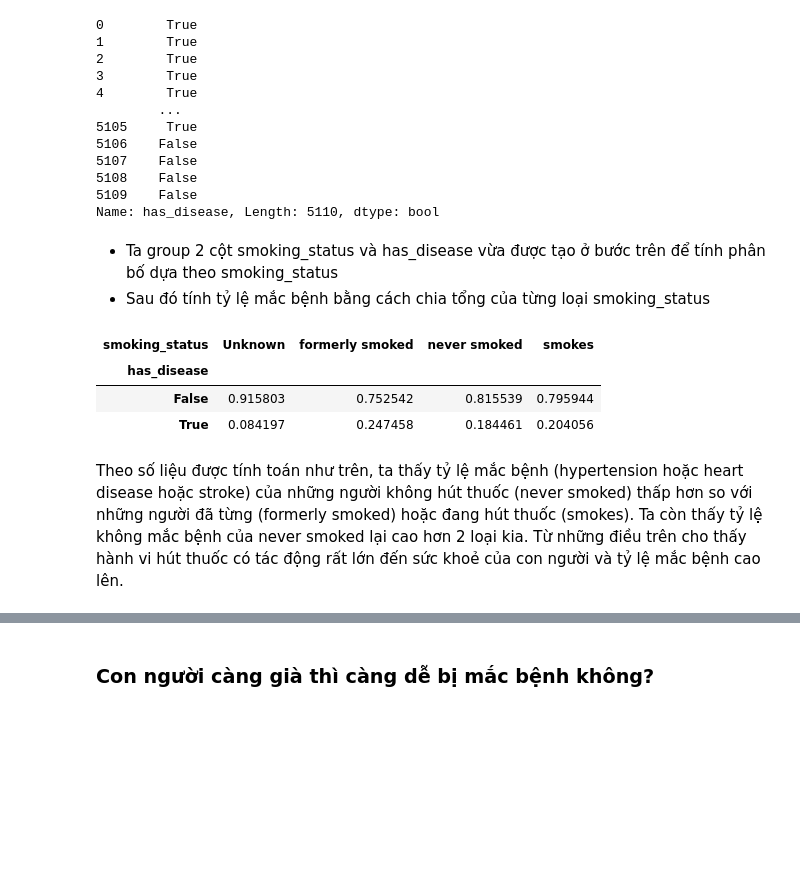
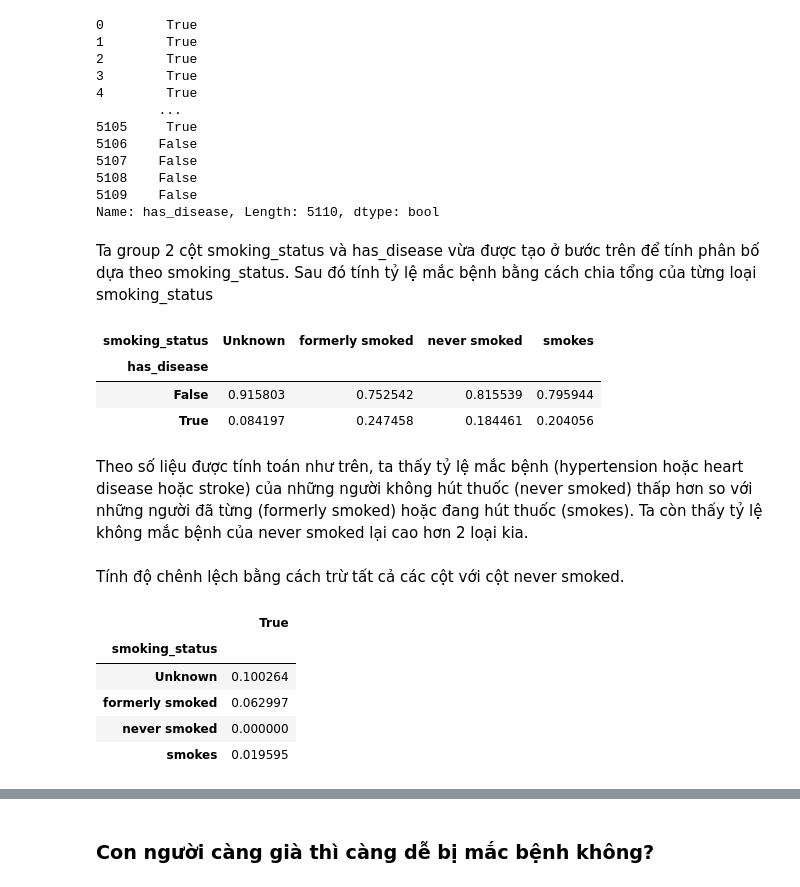
Before and after one commit to luthevy/LTKHDL_Final, a Jupyter notebook: 19127009_19127416.ipynb, the cells around one changed output, grey strips where cells are left out. Cells and saved outputs as stored; diff of their text form; code cells hidden in the pictures; blank space fills up the shorter version.

```diff
--- a/19127009_19127416.ipynb
+++ b/19127009_19127416.ipynb
@@ -186,8 +185,8 @@ copy_hcs_df['has_disease']
 5109    False
 Name: has_disease, Length: 5110, dtype: bool
 # %% [markdown]
-- Ta group 2 cột smoking_status và has_disease vừa được tạo ở bước trên để tính phân bố dựa theo smoking_status
-- Sau đó tính tỷ lệ mắc bệnh bằng cách chia tổng của từng loại smoking_status
+Ta group 2 cột smoking_status và has_disease vừa được tạo ở bước trên để tính phân bố dựa theo smoking_status.
+Sau đó tính tỷ lệ mắc bệnh bằng cách chia tổng của từng loại smoking_status
 # %%
 disease_smoke_df = copy_hcs_df.groupby(['smoking_status','has_disease']).size()
 disease_smoke_df = disease_smoke_df.unstack(0)
@@ -198,5 +197,17 @@ disease_smoke_df
 | has_disease |  |  |  |  |
 | False | 0.915803 | 0.752542 | 0.815539 | 0.795944 |
 | True | 0.084197 | 0.247458 | 0.184461 | 0.204056 |
-# %% [markdown]
-Theo số liệu được tính toán như trên, ta thấy tỷ lệ mắc bệnh (hypertension hoặc heart disease hoặc stroke) của những người không hút thuốc (never smoked) thấp hơn so với những người đã từng (formerly smoked) hoặc đang hút thuốc (smokes). Ta còn thấy tỷ lệ không mắc bệnh của never smoked lại cao hơn 2 loại kia. Từ những điều trên cho thấy hành vi hút thuốc có tác động rất lớn đến sức khoẻ của con người và tỷ lệ mắc bệnh cao lên.
+# %% [markdown]
+Theo số liệu được tính toán như trên, ta thấy tỷ lệ mắc bệnh (hypertension hoặc heart disease hoặc stroke) của những người không hút thuốc (never smoked) thấp hơn so với những người đã từng (formerly smoked) hoặc đang hút thuốc (smokes). Ta còn thấy tỷ lệ không mắc bệnh của never smoked lại cao hơn 2 loại kia.
+# %% [markdown]
+Tính độ chênh lệch bằng cách trừ tất cả các cột với cột never smoked.
+# %%
+disease_smoke_df = abs(disease_smoke_df.subtract(disease_smoke_df['never smoked'].values, axis=0))
+pd.DataFrame(disease_smoke_df.loc[True])
+# %% [output]
+|  | True |
+| smoking_status |  |
+| Unknown | 0.100264 |
+| formerly smoked | 0.062997 |
+| never smoked | 0.000000 |
+| smokes | 0.019595 |
```
Also changed, not shown: parts of 9 cells of this notebook, 1 other file.
